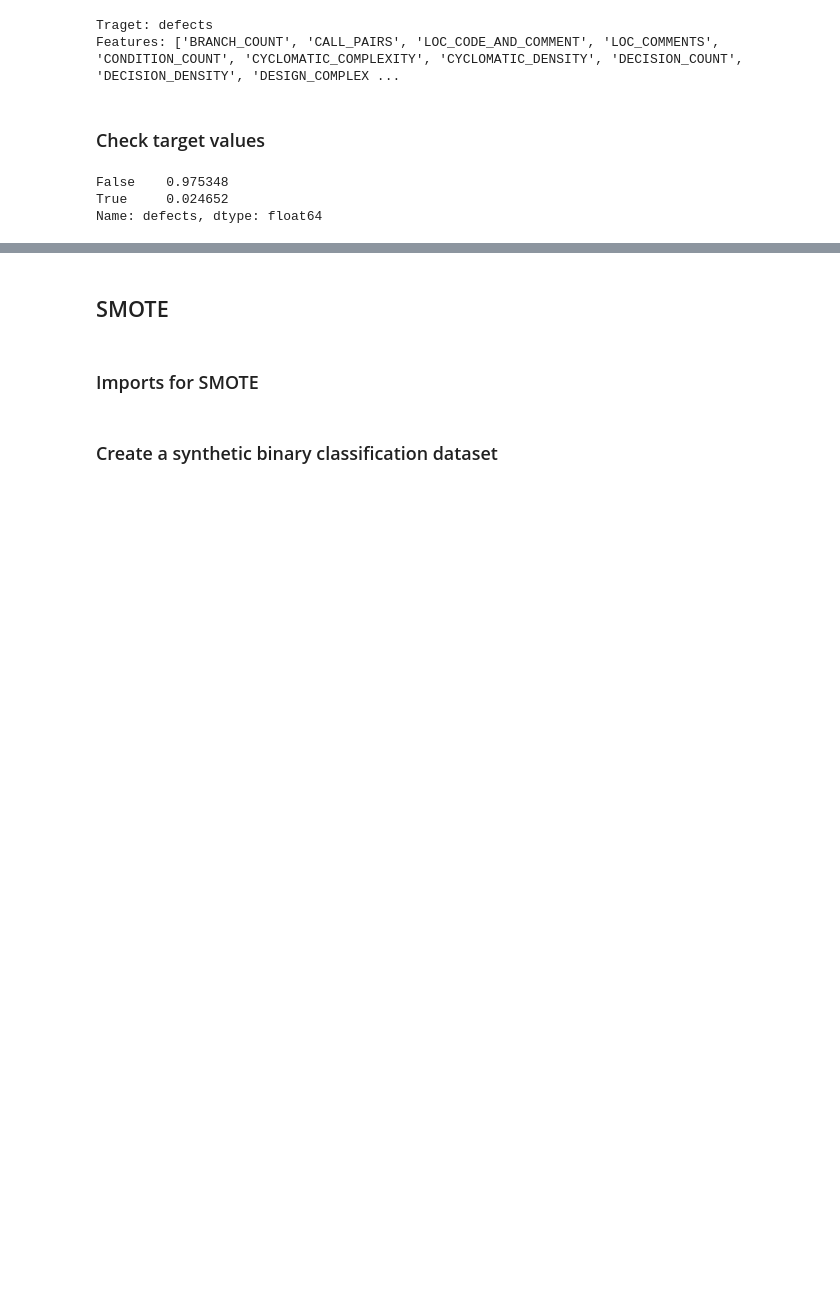
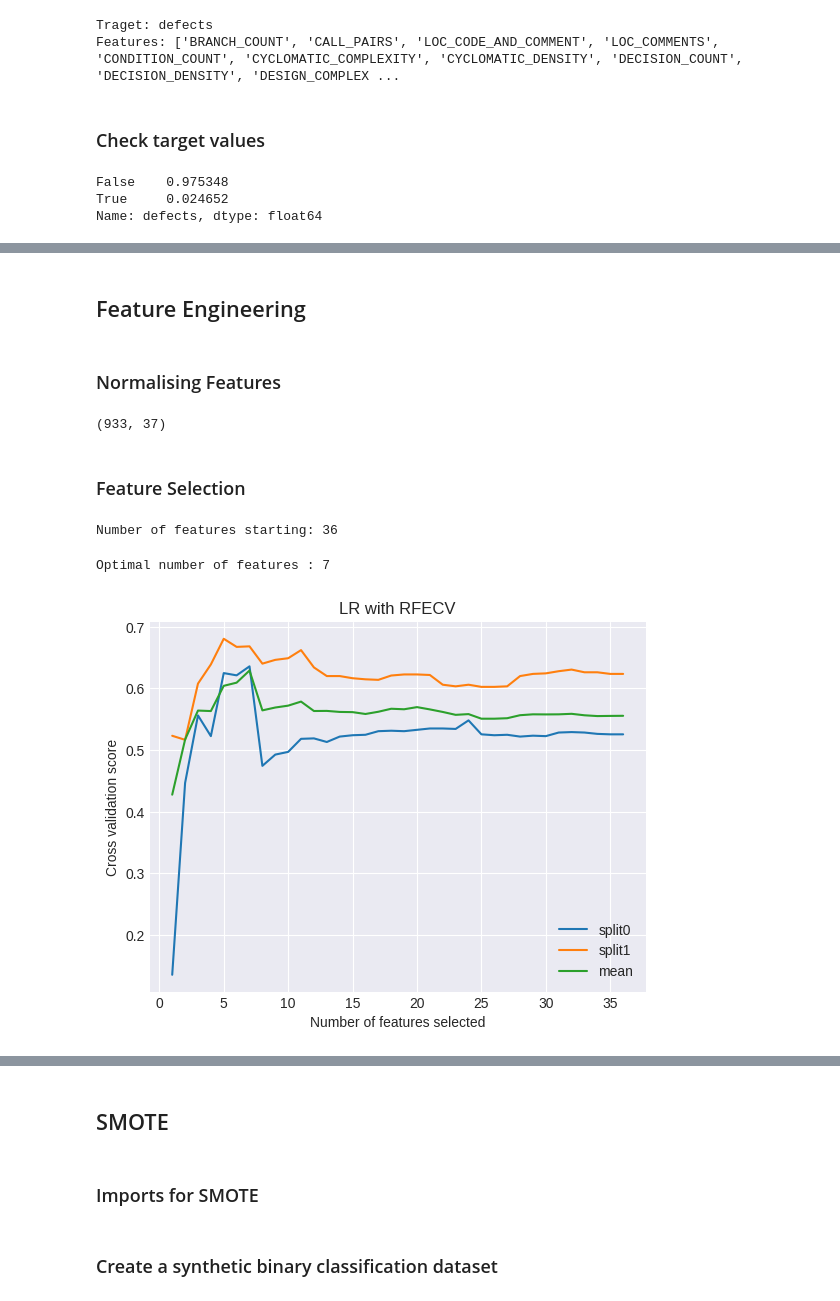
Before and after one commit to Patryk-Stefanski/DataMining2-Nasa-Clean, a Jupyter notebook: 02-Model.ipynb, the cells around one changed output, grey strips where cells are left out. Cells and saved outputs as stored; diff of their text form; code cells hidden in the pictures; blank space fills up the shorter version.

```diff
--- a/02-Model.ipynb
+++ b/02-Model.ipynb
@@ -81,0 +96,55 @@ Name: defects, dtype: float64
+# %% [markdown]
+## Feature Engineering
+# %% [markdown]
+### Normalising Features
+# %%
+from sklearn.preprocessing import StandardScaler
+
+scaler = StandardScaler()
+
+X_scaled = scaler.fit_transform(df.loc[:,features].values)
+
+df_scaled = pd.DataFrame(X_scaled, columns=features)
+df_scaled[target] = df[target]
+
+df_scaled.shape
+# %% [output]
+(933, 37)
+# %% [markdown]
+### Feature Selection
+# %%
+print("Number of features starting:", len(features))
+# %% [output]
+Number of features starting: 36
+# %%
+models = {
+    "LR": LogisticRegression(),
+    "DT": DecisionTreeClassifier(),
+    "DT(max_depth=3)": DecisionTreeClassifier(max_depth=3),
+    "KNN": KNeighborsClassifier(),
+    "SVC": SVC(),
+    "ADA": AdaBoostClassifier(),
+    "RFC": RandomForestClassifier()
+}
+
+name = 'LR'  # use any LR, DT
+model = models[name]
+
+rfecv = RFECV(estimator=model, step=1, cv=StratifiedKFold(4), scoring="roc_auc")
+rfecv.fit(df_scaled[features], df_scaled[target])
+print("Optimal number of features : %d" % rfecv.n_features_)
+
+# Plot number of features VS. cross-validation scores
+plt.figure()
+plt.title(f"{name} with RFECV")
+plt.xlabel("Number of features selected")
+plt.ylabel("Cross validation score")
+results = rfecv.cv_results_
+plt.plot(range(1, len(results['mean_test_score']) + 1), results['split0_test_score'], label='split0')
+plt.plot(range(1, len(results['mean_test_score']) + 1), results['split1_test_score'], label='split1')
+plt.plot(range(1, len(results['mean_test_score']) + 1), results['mean_test_score'], label='mean')
+plt.legend()
+plt.show()
+# %% [output]
+Optimal number of features : 7
+[figure, new version]
```
Also changed, not shown: parts of 25 cells of this notebook.
